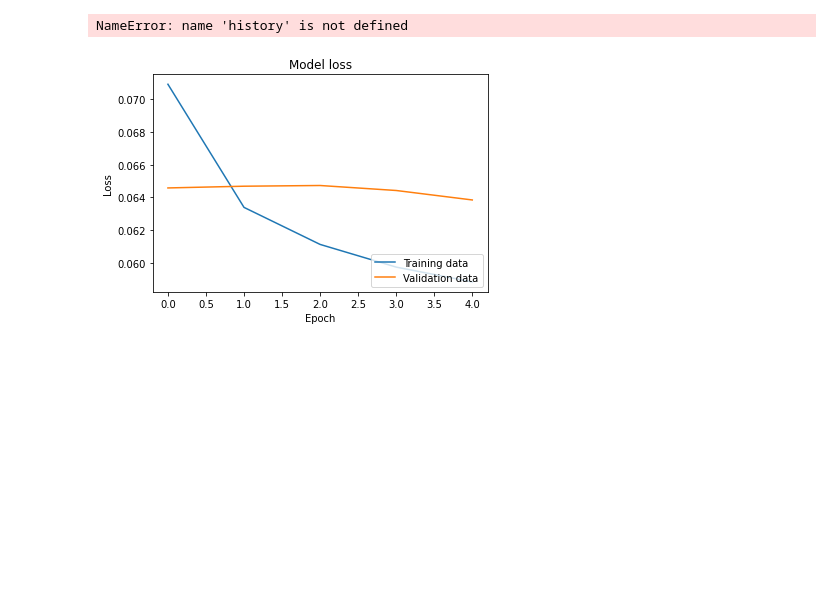
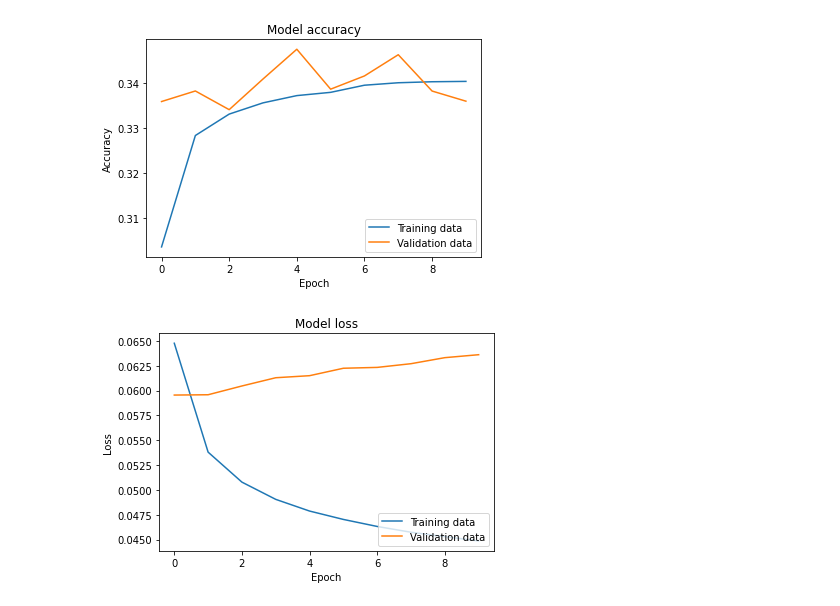
Before and after one commit to zoilo-nl/MML, a Jupyter notebook: Predictor.ipynb, the cells around one changed output. Saved outputs shown, nothing was run; the diff lists cells and outputs as text; code cells hidden in the pictures; blank space fills up the shorter version.

```diff
--- a/Predictor.ipynb
+++ b/Predictor.ipynb
@@ -104,25 +101,26 @@ Trainable params: 376,152
 Non-trainable params: 0
 _________________________________________________________________
 # %%
+history = np.load('DNN_training/history.npy', allow_pickle='TRUE').item()
+
 plt.plot(history['accuracy'])
 plt.plot(history['val_accuracy'])
 plt.title('Model accuracy')
 plt.xlabel('Epoch')
 plt.ylabel('Accuracy')
 # plt.ylim(0, 1)
 plt.legend(['Training data', 'Validation data'], loc='lower right')
 plt.show()
+
+plt.plot(history['loss'])
+plt.plot(history['val_loss'])
+plt.title('Model loss')
+plt.xlabel('Epoch')
+plt.ylabel('Loss')
+# plt.ylim(0, 1)
+plt.legend(['Training data', 'Validation data'], loc='lower right')
+plt.show()
 # %% [output]
-NameError: name 'history' is not defined
+[figure, added]
+[figure, added]
-# %%
-plt.plot(history['loss'])
-plt.plot(history['val_loss'])
-plt.title('Model loss')
-plt.xlabel('Epoch')
-plt.ylabel('Loss')
-# plt.ylim(0, 1)
-plt.legend(['Training data', 'Validation data'], loc='lower right')
-plt.show()
-# %% [output]
-[figure, removed]
 # %%
```
Also changed, not shown: parts of 7 cells of this notebook, 3 other files.
